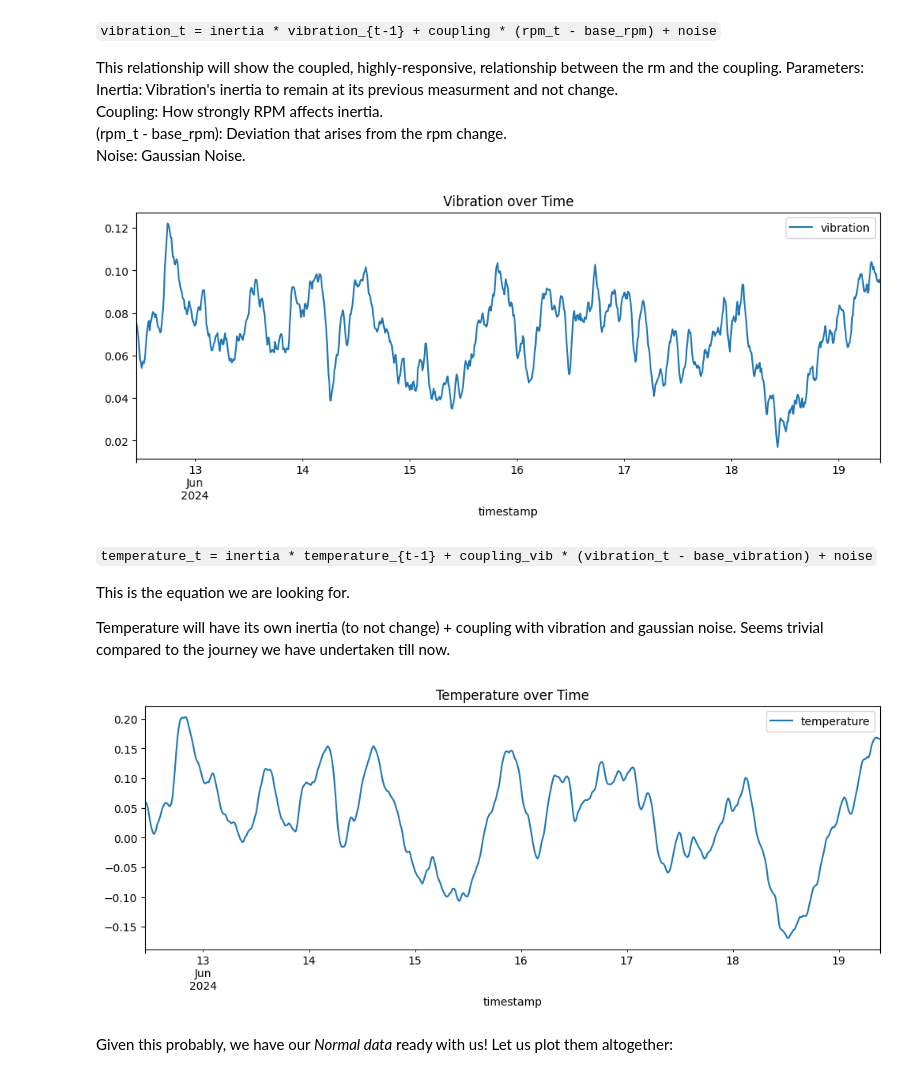
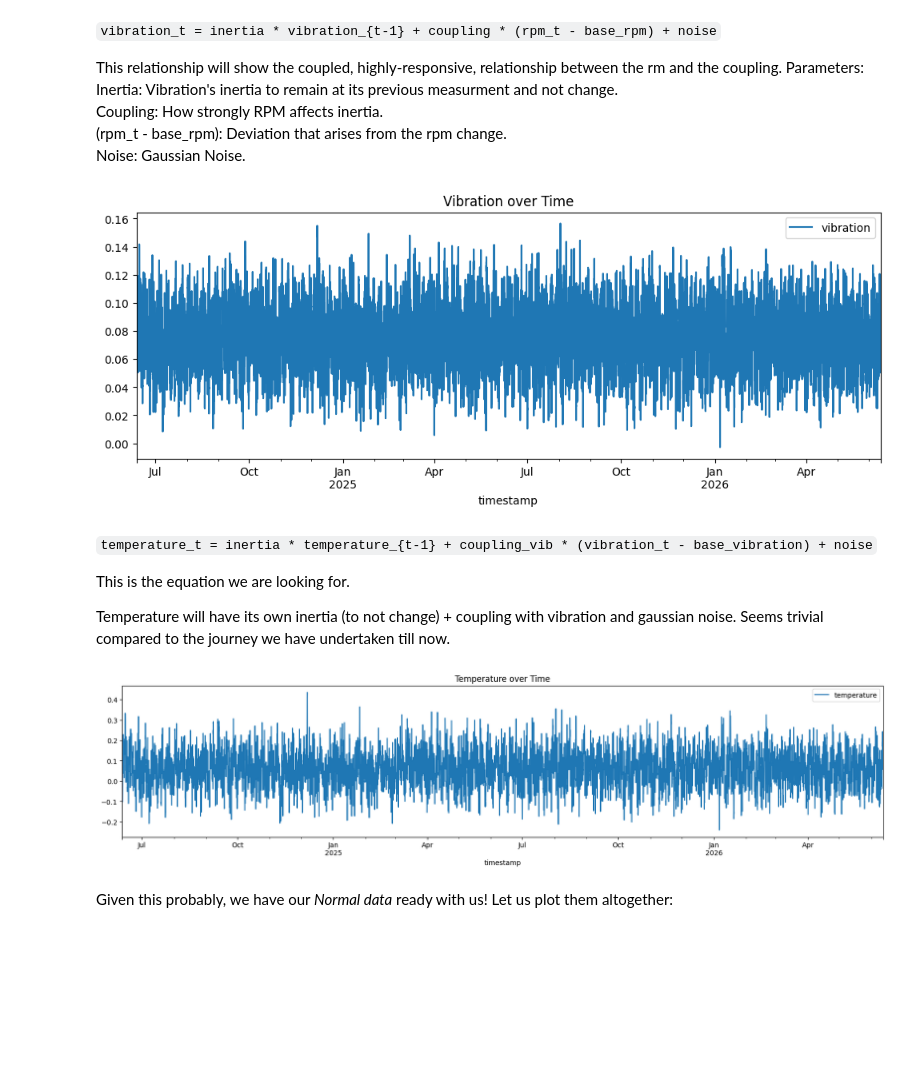
Before and after one commit to suu-b/Snowflake, a Jupyter notebook: synthetic_data_gen/main.ipynb, the cells around one changed output. Cells and saved outputs as stored; diff of their text form; code cells hidden in the pictures; blank space fills up the shorter version.

Commit message:
normal data created for 2 years

```diff
--- a/synthetic_data_gen/main.ipynb
+++ b/synthetic_data_gen/main.ipynb
@@ -39,8 +39,7 @@ We are creating a basic normal industrial synthetic data series here. The idea i
 
 This is Gaussian Noise. In blunt terms, positive and negative errors occurs concentrated near the mean. The Below code generates such a dataset:
 # %%
-# The total number of records to be generated
-num_records = 1000
+num_records = 100
 
 # The start time for the generation
 start_time = pd.Timestamp("2024-06-12 10:52:00")
@@ -165,11 +164,19 @@ and we know such behavior is shown by the [sine wave](https://en.wikipedia.org/w
 where, t is the time index, P is period i.e. number of steps after which pattern repeats and, 2π since value is repeated after a full cycle.
 So, the expression will start at 0, then raise to 1 and then fall to -1 - all smoothly - giving us the seasonality effect.
 We will multiply it with a constant number to add to our base RPM to produce a seasonality effect. This number will be called as the **Seasonal Amplitude**.
+# %%
+df = pd.DataFrame()
+
+num_days = 730
+interval_minutes = 10
+
+interval = pd.Timedelta(minutes=interval_minutes)
+steps_per_day = (24 * 60) // interval_minutes
+num_records = num_days * steps_per_day
+
+timestamps = [start_time + i * interval for i in range(num_records)]
+df["timestamp"] = timestamps
 # %%
-df.drop(columns=df.columns, inplace=True)
-
-df['timestamp'] = timestamps
-
 # RPM
 # First, rpm_t = rpm_{t-1} + small_adjustment [Inertia with gaussian noise]
 # Second, rpm_t = baseline + seasonal_effect + trend [Seasonality]
@@ -185,7 +192,7 @@ motor_rpm[0] = 0.045
 rpm_noise_std = 0.004
 control_strength = 0.1
 seasonal_amplitude = 0.004
-seasonal_period = 144 # 24*7 -> daily cycle
+seasonal_period = steps_per_day*7 # weekly
 
 
 
@@ -229,7 +236,7 @@ df['vibration'] = vibration
 df.plot(x='timestamp', y='vibration', title='Vibration over Time', figsize=(12, 4))
 plt.show() # we can notice that it responds to rpm however carries its own inertia as well
 # %% [output]
-[figure, old version]
+[figure, new version]
 # %% [markdown]
 `temperature_t = inertia * temperature_{t-1} + coupling_vib * (vibration_t - base_vibration) + noise`
 
@@ -250,10 +257,10 @@ for t in range(1, num_records):
 
 df['temperature'] = temperature
 # %%
-df.plot(x='timestamp', y='temperature', title='Temperature over Time', figsize=(12, 4))
+df.plot(x='timestamp', y='temperature', title='Temperature over Time', figsize=(20, 4))
 plt.show() # we can notice that it responds sluggishly to rpm and carries its own inertia as well
 # %% [output]
-[figure, old version]
+[figure, new version]
 # %% [markdown]
 Given this probably, we have our *Normal data* ready with us! Let us plot them altogether:
 # %%
```
Also changed, not shown: parts of 6 cells of this notebook, 2 other files.
